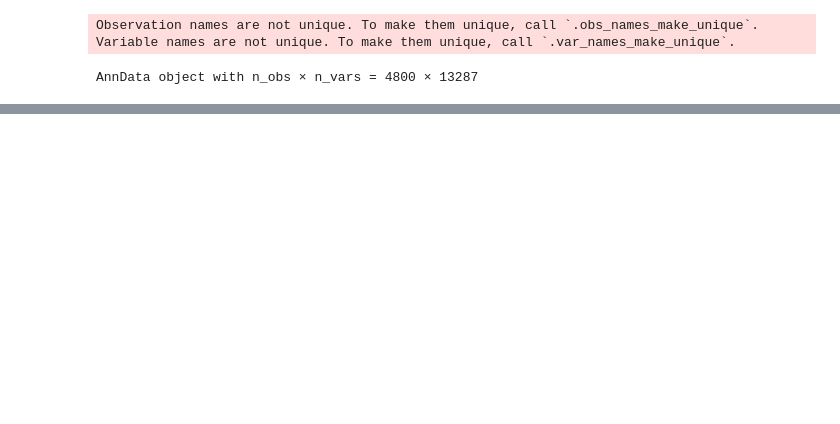
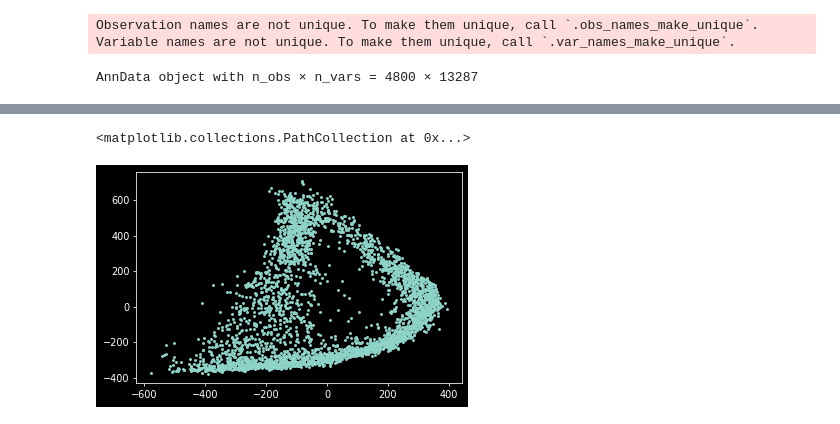
Before and after one commit to auranic/BroadCellLine_scRNASeq_analysis, a Jupyter notebook: scycle_from_raw_to_enriched_ics.ipynb, the cells around one changed output, grey strips where cells are left out. Saved outputs shown, nothing was run; the diff lists cells and outputs as text; code cells hidden in the pictures; blank space fills up the shorter version.

```diff
--- a/scycle_from_raw_to_enriched_ics.ipynb
+++ b/scycle_from_raw_to_enriched_ics.ipynb
@@ -15,10 +15,10 @@ sys.path.append(DATA_PATH)
 plt.style.use('dark_background')
 # %%
 # We start from CPM_data.h5ad, which contains CPM_data.txt + Metadata.txt annotations
-adata = sc.read_h5ad(DATA_PATH + 'CHLA9.h5ad').T
-adata.obs_names_make_unique()
-adata.var_names_make_unique()
-adata
+adata_src = sc.read_h5ad(DATA_PATH + 'CHLA9.h5ad').T
+adata_src.obs_names_make_unique()
+adata_src.var_names_make_unique()
+adata_src
 # %% [output]
 Observation names are not unique. To make them unique, call `.obs_names_make_unique`.
 Variable names are not unique. To make them unique, call `.var_names_make_unique`.
@@ -62,0 +72,6 @@ plt.scatter(X[:,idx_g1s], X[:,idx_g2m], s=4)
+# %%
+X = adata_src.obsm['X_4ICs']
+plt.scatter(X[:,0], X[:,1], s=4)
+# %% [output]
+<matplotlib.collections.PathCollection at 0x...>
+[figure, added]
```
Also changed, not shown: parts of 8 cells of this notebook.
